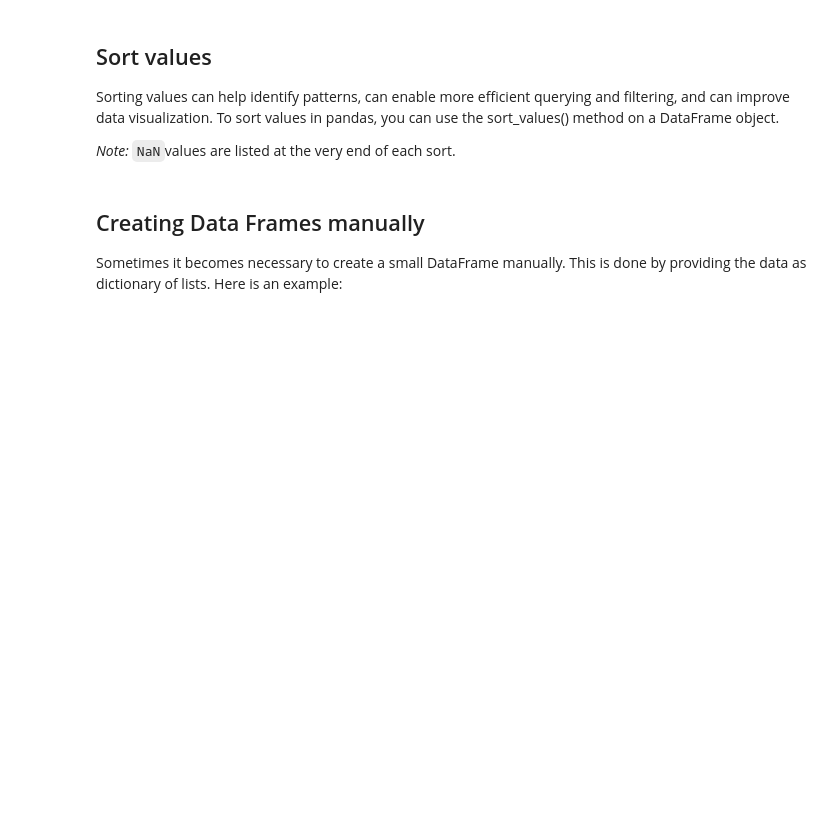
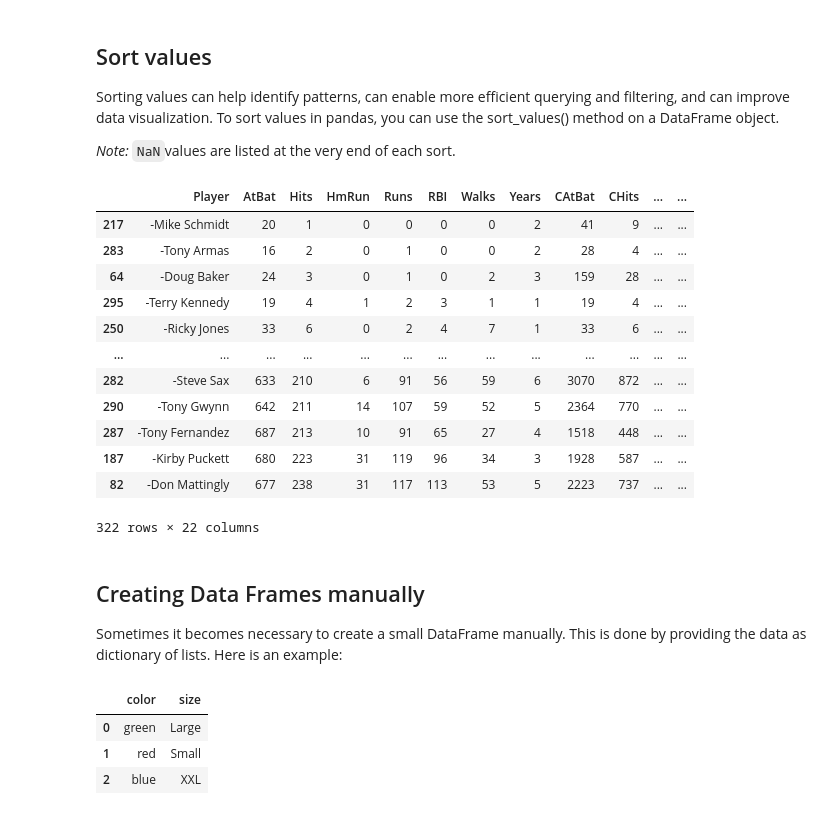
Before and after one commit to pabair/ml-kurs-ws24, a Jupyter notebook: 0_Pandas_Intro.ipynb, the cells around one changed output. Saved outputs shown, nothing was run; the diff lists cells and outputs as text; code cells hidden in the pictures; blank space fills up the shorter version.

```diff
--- a/0_Pandas_Intro.ipynb
+++ b/0_Pandas_Intro.ipynb
@@ -65,3 +309,6 @@ We can also specify columns as the x-axis and the y-axis.
 # %% [markdown]
 ## Adding new columns
 To add a new column to a Pandas DataFrame, we simply use the index operator `[]` to assign a value or an expression to a new column label. In this example, we create a new column called 'avg_hits' by dividing the 'Hits' column by the 'Years' column.
+# %%
+hitter_df['avg_hits'] = hitter_df['Hits'] / hitter_df['Years']
+hitter_df.head()
@@ -76,6 +348,31 @@ To group a Pandas DataFrame by a column, we can use the `groupby()` method. In t
 Sorting values can help identify patterns, can enable more efficient querying and filtering, and can improve data visualization. To sort values in pandas, you can use the sort_values() method on a DataFrame object.
 
 *Note:* `NaN`values are listed at the very end of each sort.
+# %%
+hitter_df.sort_values('Hits')
+# %% [output]
+|  | Player | AtBat | Hits | HmRun | Runs | RBI | Walks | Years | CAtBat | CHits | ... | ... |
+| 217 | -Mike Schmidt | 20 | 1 | 0 | 0 | 0 | 0 | 2 | 41 | 9 | ... | ... |
+| 283 | -Tony Armas | 16 | 2 | 0 | 1 | 0 | 0 | 2 | 28 | 4 | ... | ... |
+| 64 | -Doug Baker | 24 | 3 | 0 | 1 | 0 | 2 | 3 | 159 | 28 | ... | ... |
+| 295 | -Terry Kennedy | 19 | 4 | 1 | 2 | 3 | 1 | 1 | 19 | 4 | ... | ... |
+| 250 | -Ricky Jones | 33 | 6 | 0 | 2 | 4 | 7 | 1 | 33 | 6 | ... | ... |
+| ... | ... | ... | ... | ... | ... | ... | ... | ... | ... | ... | ... | ... |
+| 282 | -Steve Sax | 633 | 210 | 6 | 91 | 56 | 59 | 6 | 3070 | 872 | ... | ... |
+| 290 | -Tony Gwynn | 642 | 211 | 14 | 107 | 59 | 52 | 5 | 2364 | 770 | ... | ... |
+| 287 | -Tony Fernandez | 687 | 213 | 10 | 91 | 65 | 27 | 4 | 1518 | 448 | ... | ... |
+| 187 | -Kirby Puckett | 680 | 223 | 31 | 119 | 96 | 34 | 3 | 1928 | 587 | ... | ... |
+| 82 | -Don Mattingly | 677 | 238 | 31 | 117 | 113 | 53 | 5 | 2223 | 737 | ... | ... |
+322 rows × 22 columns
 # %% [markdown]
 ## Creating Data Frames manually
 Sometimes it becomes necessary to create a small DataFrame manually. This is done by providing the data as dictionary of lists. Here is an example:
+# %%
+data = {"color": ["green", "red", "blue"], "size":["Large", "Small","XXL"]}
+df = pd.DataFrame(data)
+df.head()
+# %% [output]
+|  | color | size |
+| 0 | green | Large |
+| 1 | red | Small |
+| 2 | blue | XXL |
```
Also changed, not shown: parts of 33 cells of this notebook.
